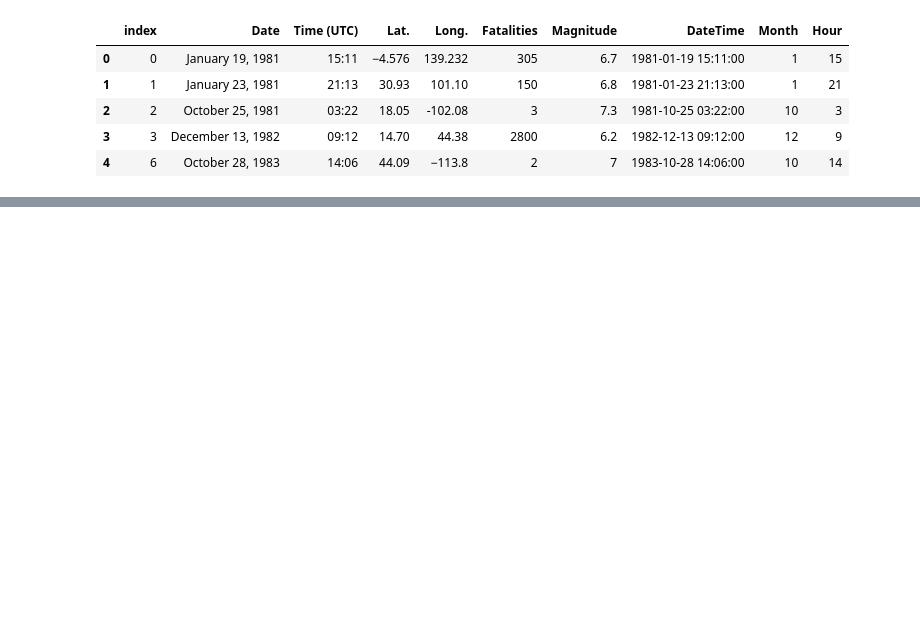
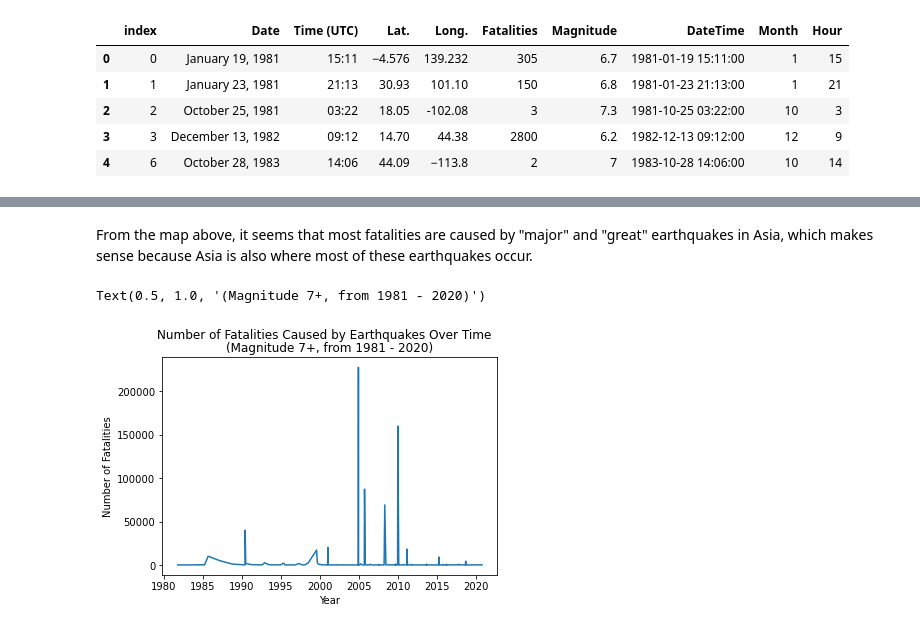
Before and after one commit to trgrimm/Earthquake_Fatality_Prediction, a Jupyter notebook: Earthquake Models.ipynb, the cells around one changed output, grey strips where cells are left out. Drawn from its saved outputs; the diff is of its cells as text; code cells hidden in the pictures; blank space fills up the shorter version.

```diff
--- a/Earthquake Models.ipynb
+++ b/Earthquake Models.ipynb
@@ -159,0 +282,11 @@ Now,
+# %% [markdown]
+From the map above, it seems that most fatalities are caused by "major" and "great" earthquakes in Asia, which makes sense because Asia is also where most of these earthquakes occur.
+# %%
+plt.plot(new_df['DateTime'], new_df['Fatalities'])
+plt.xlabel("Year")
+plt.ylabel("Number of Fatalities")
+plt.suptitle("Number of Fatalities Caused by Earthquakes Over Time")
+plt.title("(Magnitude 7+, from 1981 - 2020)")
+# %% [output]
+Text(0.5, 1.0, '(Magnitude 7+, from 1981 - 2020)')
+[figure, added]
```
Also changed, not shown: parts of 39 cells of this notebook.
